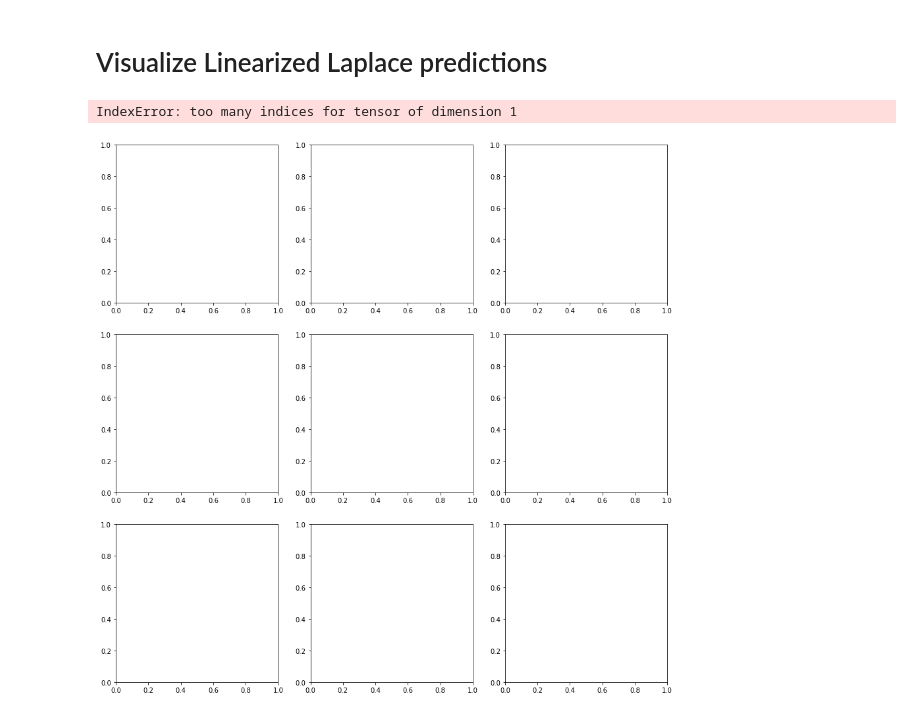
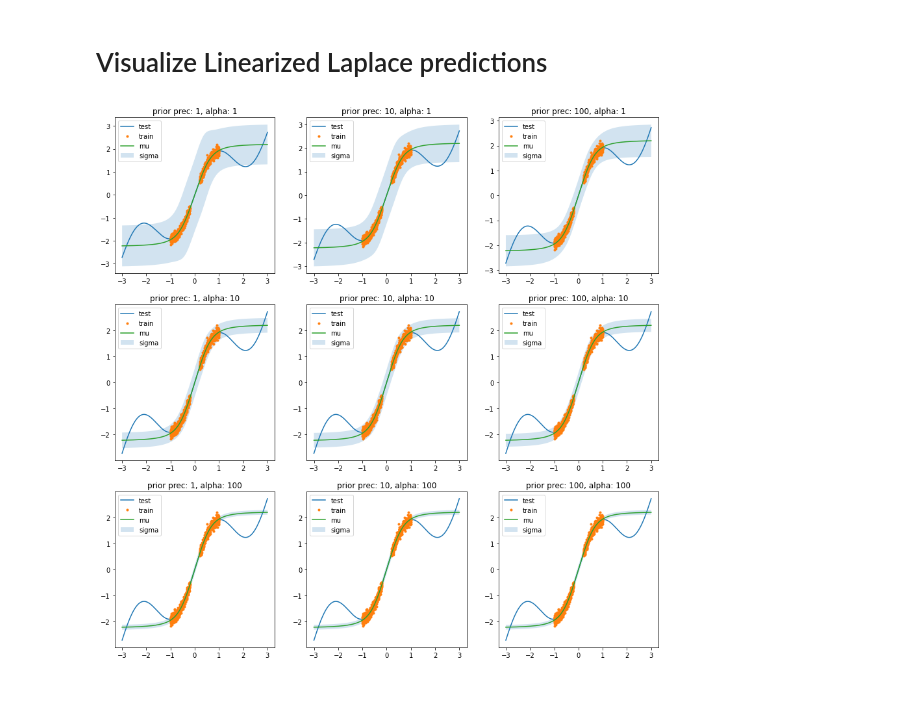
Before and after one commit to FrederikWarburg/pytorch-laplace, a Jupyter notebook: examples/toy_examples/regression.ipynb, the cells around one changed output. Drawn from its saved outputs; the diff is of its cells as text; code cells hidden in the pictures.

```diff
--- a/examples/toy_examples/regression.ipynb
+++ b/examples/toy_examples/regression.ipynb
@@ -225,39 +225,44 @@ plt.show()
 # %%
 def sample_linearized_laplace(model, hessian, alpha, prior_prec, x, n_samples=1000):
 
     laplace = DiagLaplace()
 
-    # get mean and std of posterior
-    mu_q = parameters_to_vector(model.parameters()).unsqueeze(1)
+    # get std of posterior
     sigma_q = laplace.posterior_scale(hessian, prior_prec=prior_prec, scale=alpha)
 
     # forward the mode
-    pred_mu = model(mu_q)
+    pred_mu = model(x).detach()
     # forward the covariance
-    pred_sigma = model.jmjTp(x, None, sigma_q.unsqueeze(0).expand(x.shape[0], -1),
-                             wrt="weight", from_diag=True, to_diag=True)
-    print(pred_sigma.shape)
-    pred_sigma = torch.sum(pred_sigma, dim=-1)
+    if False:
+        with torch.no_grad():
+            pred_sigma = model.jmjTp(x, None, sigma_q.unsqueeze(0).expand(x.shape[0], -1),
+                                    wrt="weight", from_diag=True, to_diag=True)
+        pred_sigma = torch.sum(pred_sigma, dim=-1)
+    else:
+        with torch.no_grad():
+            pred_sigma = model.jmjTp(x, None, sigma_q.unsqueeze(0).expand(x.shape[0], -1),
+                                    wrt="weight", from_diag=True, to_diag=False)
+        pred_sigma = torch.sum(pred_sigma, dim=-1)
+        pred_sigma = torch.sum(pred_sigma, dim=-1)
 
     return pred_mu, pred_sigma
 
 fig, ax = plt.subplots(3, 3, figsize=(15, 15))
 for j, alpha in enumerate([1, 10, 100]):
     for i, prior_prec in enumerate([1, 10, 100]):
 
         model_input = torch.from_numpy(x_test.reshape(-1,1)).type(torch.float32).to(device)
         mu, sigma = sample_linearized_laplace(nnj_model, hessian, alpha=alpha, prior_prec=prior_prec, x=model_input, n_samples=100)
 
         mu = mu.cpu().numpy().reshape(-1)
         sigma = sigma.cpu().numpy().reshape(-1)
 
         ax[j, i].plot(x_test, y_test, '-', label="test")
         ax[j, i].plot(x_train, y_train, '.', label="train")
         ax[j, i].plot(x_test, mu, label="mu")
         ax[j, i].fill_between(x_test, mu - sigma, mu + sigma, alpha=0.2, label="sigma")
         ax[j, i].legend()
         ax[j, i].set_title(f"prior prec: {prior_prec}, alpha: {alpha}")
 plt.show()
 # %% [output]
-IndexError: too many indices for tensor of dimension 1
-[figure, old version]
+[figure, new version]
```
Also changed, not shown: parts of 5 cells of this notebook.
